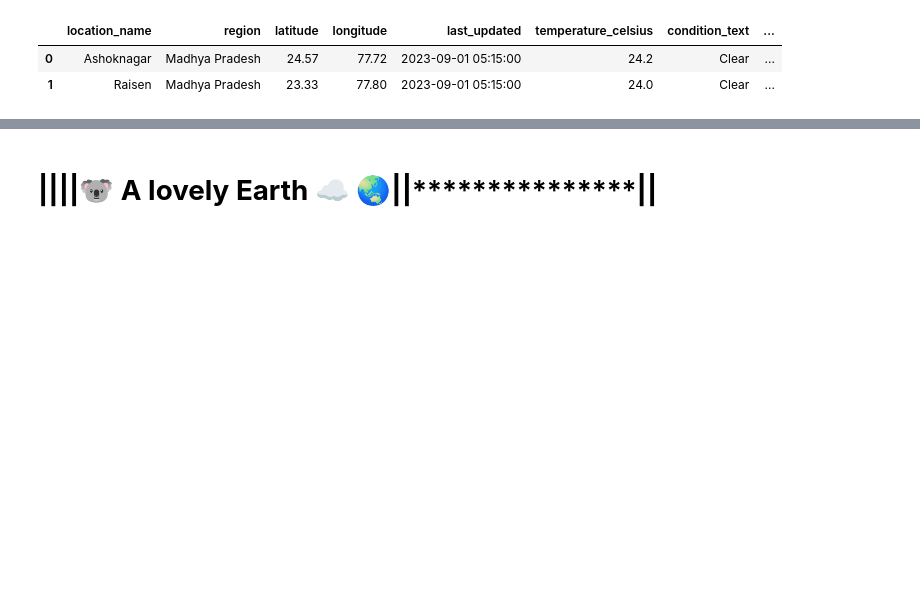
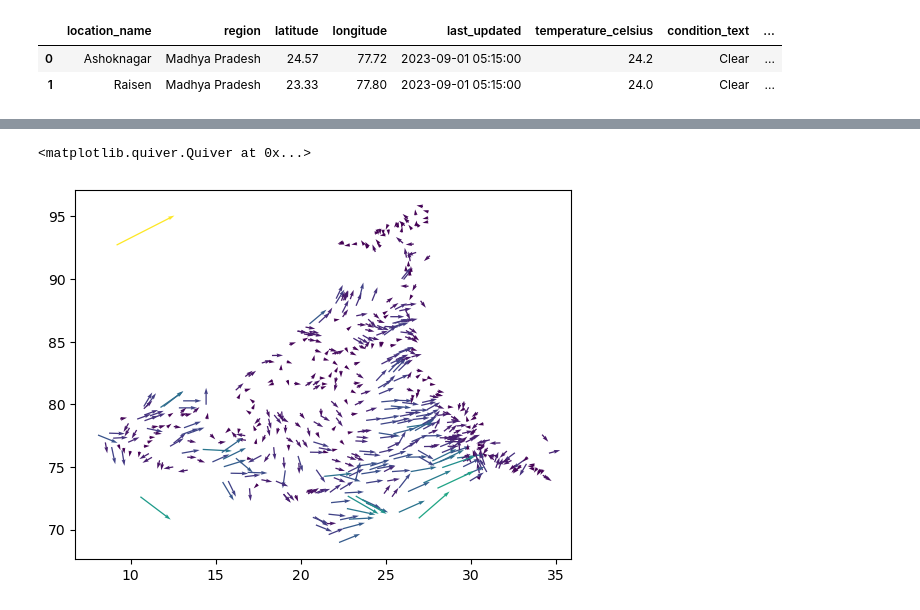
Before and after one commit to maximuu19/Kaggle-Projects, a Jupyter notebook: indian-weather-channel.ipynb, the cells around one changed output, grey strips where cells are left out. Saved outputs shown, nothing was run; the diff lists cells and outputs as text; code cells hidden in the pictures; blank space fills up the shorter version.

Commit message:
Kaggle Notebook | Indian Weather Channel wee woo | Version 4

```diff
--- a/indian-weather-channel.ipynb
+++ b/indian-weather-channel.ipynb
@@ -334,2 +354,0 @@ fig.show()
-# %% [markdown]
-# ********||************||************🐨 A lovely Earth ☁️ 🌏**********||*********************||****
@@ -335,0 +358,13 @@ fig.show()
+# %%
+import matplotlib.pyplot as plt
+import matplotlib.cm as cm
+
+
+u = last_24_hr_Weather["wind_kph"] * np.cos(np.radians(last_24_hr_Weather["wind_degree"]))
+v = last_24_hr_Weather["wind_kph"] * np.sin(np.radians(last_24_hr_Weather["wind_degree"]))
+
+plt.figure()
+plt.quiver(last_24_hr_Weather["latitude"], last_24_hr_Weather["longitude"], u, v, last_24_hr_Weather["wind_kph"],angles=270-last_24_hr_Weather["wind_degree"], cmap=cm.viridis)
+# %% [output]
+<matplotlib.quiver.Quiver at 0x...>
+[figure, added]
```
Also changed, not shown: parts of 23 cells of this notebook.
